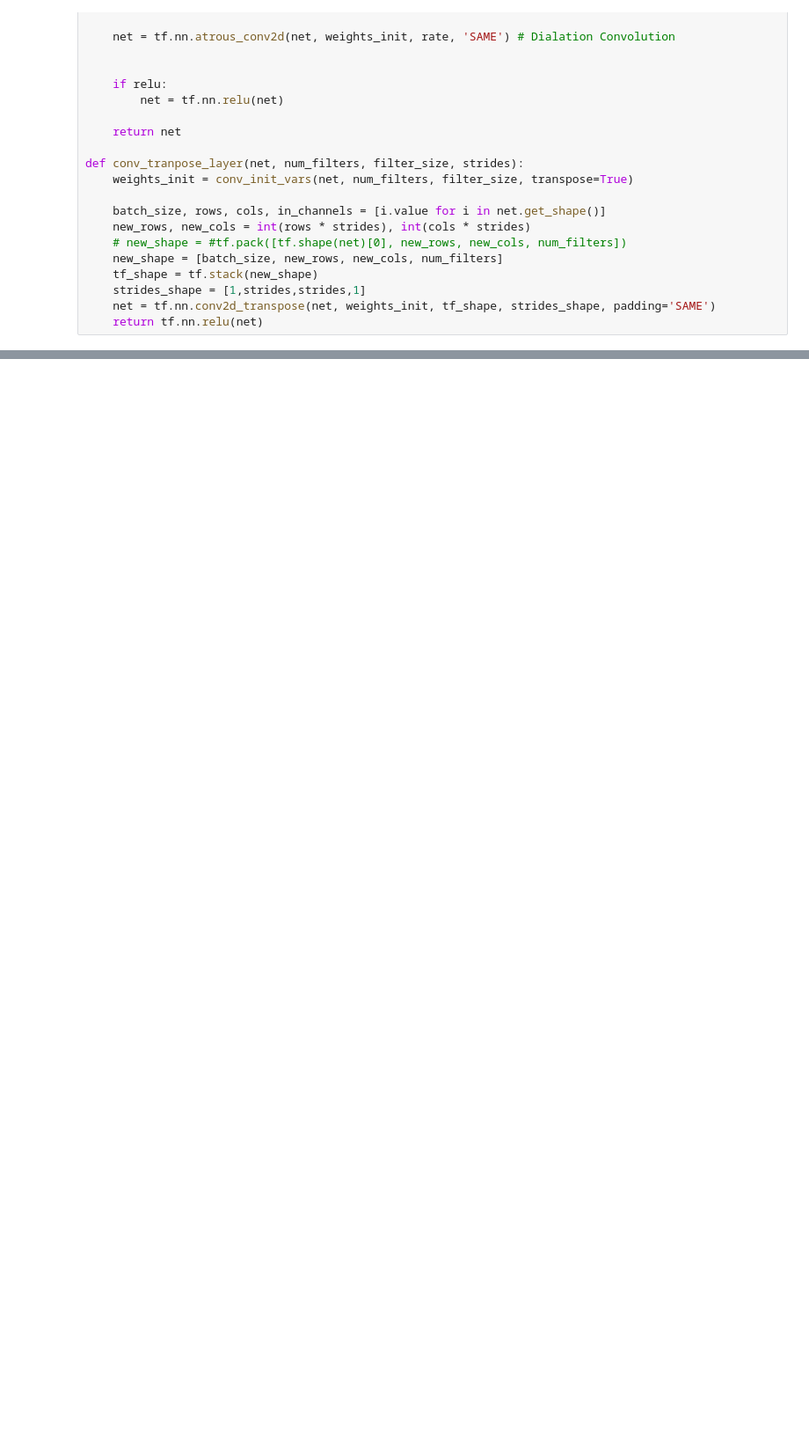
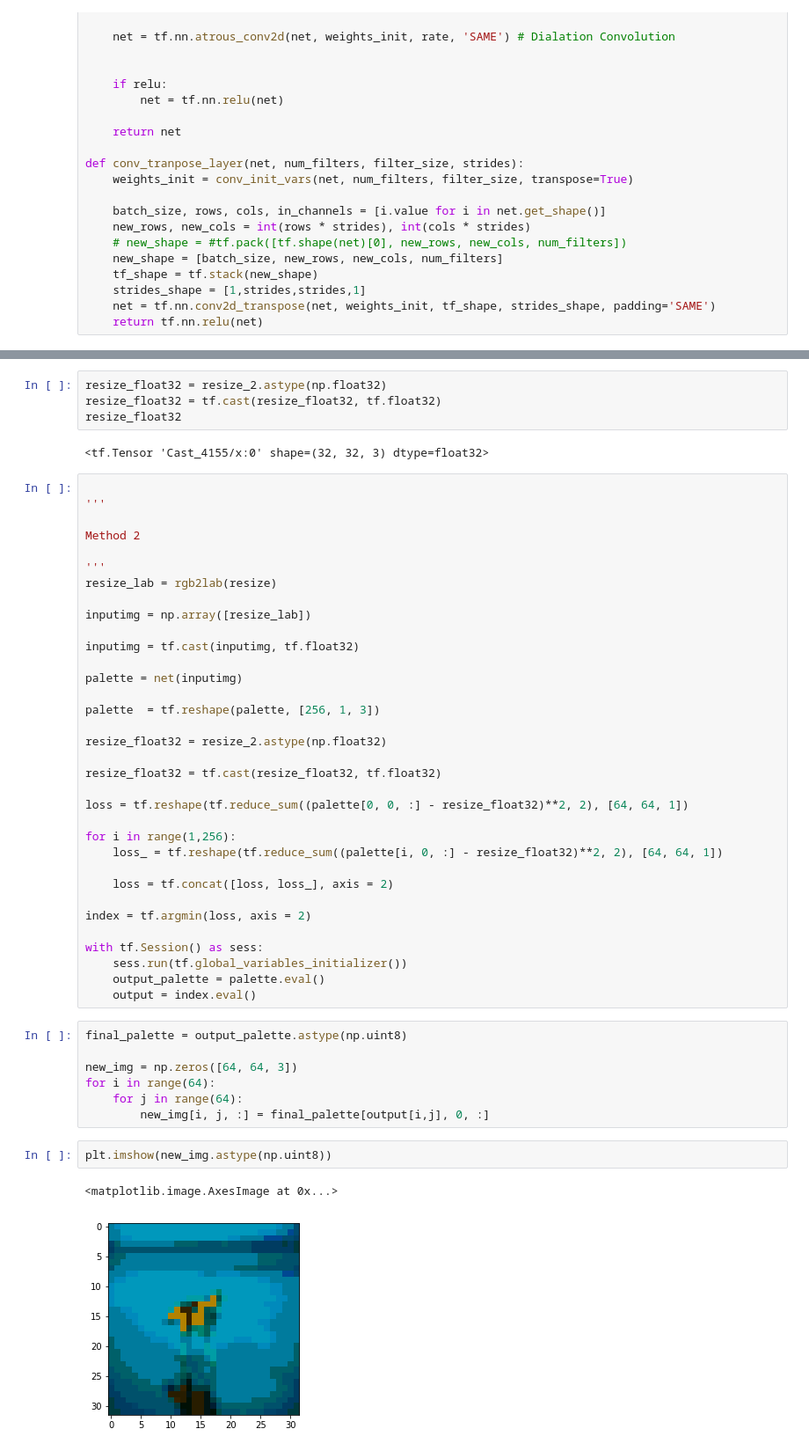
Before and after one commit to SnowInHokkaido/GANforColorQuantization, a Jupyter notebook: Generator_Jupyter.ipynb, the cells around one changed output, grey strips where cells are left out. Shown: that part at 88% size. Drawn from its saved outputs; the diff is of its cells as text; blank space fills up the shorter version.

```diff
--- a/Generator_Jupyter.ipynb
+++ b/Generator_Jupyter.ipynb
@@ -193,0 +389,52 @@ def conv_tranpose_layer(net, num_filters, filter_size, strides):
+# %%
+resize_float32 = resize_2.astype(np.float32)
+resize_float32 = tf.cast(resize_float32, tf.float32)
+resize_float32
+# %% [output]
+<tf.Tensor 'Cast_4155/x:0' shape=(32, 32, 3) dtype=float32>
+# %%
+
+'''
+
+Method 2
+
+'''
+resize_lab = rgb2lab(resize)
+
+inputimg = np.array([resize_lab])
+
+inputimg = tf.cast(inputimg, tf.float32)
+
+palette = net(inputimg)
+
+palette  = tf.reshape(palette, [256, 1, 3])
+
+resize_float32 = resize_2.astype(np.float32)
+
+resize_float32 = tf.cast(resize_float32, tf.float32)
+
+loss = tf.reshape(tf.reduce_sum((palette[0, 0, :] - resize_float32)**2, 2), [64, 64, 1])
+
+for i in range(1,256):
+    loss_ = tf.reshape(tf.reduce_sum((palette[i, 0, :] - resize_float32)**2, 2), [64, 64, 1])
+
+    loss = tf.concat([loss, loss_], axis = 2)
+
+index = tf.argmin(loss, axis = 2)
+
+with tf.Session() as sess:
+    sess.run(tf.global_variables_initializer())
+    output_palette = palette.eval()
+    output = index.eval()
+# %%
+final_palette = output_palette.astype(np.uint8)
+
+new_img = np.zeros([64, 64, 3])
+for i in range(64):
+    for j in range(64):
+        new_img[i, j, :] = final_palette[output[i,j], 0, :]
+# %%
+plt.imshow(new_img.astype(np.uint8))
+# %% [output]
+<matplotlib.image.AxesImage at 0x...>
+[figure, added]
```
Also changed, not shown: parts of 10 cells of this notebook, 6 other files.
